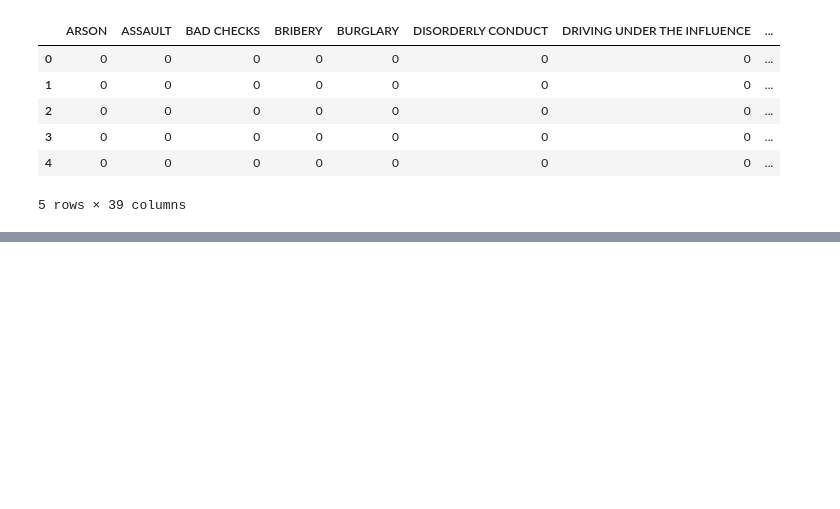
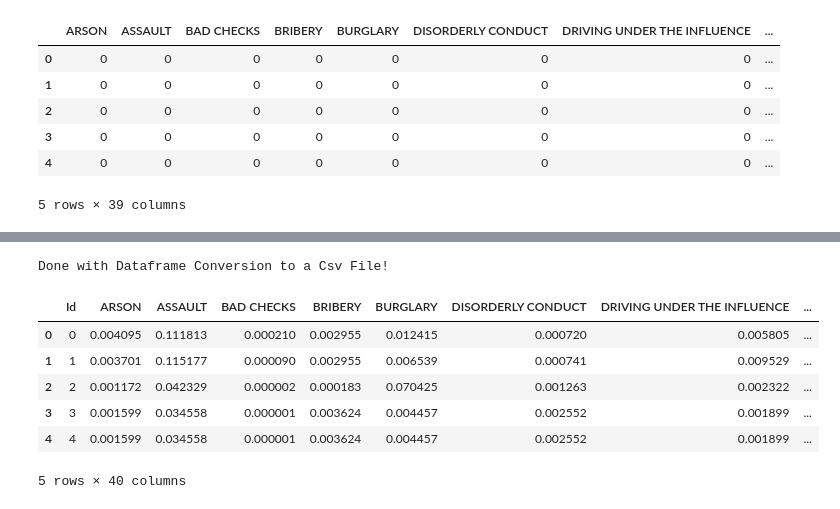
Before and after one commit to GregHacob/Kaggle-Competitions, a Jupyter notebook: San Francisco Crime Classification/2nd submission SF Crime.ipynb, the cells around one changed output, grey strips where cells are left out. Drawn from its saved outputs; the diff is of its cells as text; code cells hidden in the pictures; blank space fills up the shorter version.

```diff
--- a/San Francisco Crime Classification/2nd submission SF Crime.ipynb
+++ b/San Francisco Crime Classification/2nd submission SF Crime.ipynb
@@ -149,7 +173,7 @@ y_all.head()
 from sklearn.cross_validation import train_test_split
 from sklearn import metrics
 
-X_train, X_test, y_train, y_test = train_test_split(X_all, y_all,test_size=0.2)
+X_train, X_test, y_train, y_test = train_test_split(X_all, y_all,test_size=0.3)
 print "Done split!"
 
 print "Number of Training set: {}".format(len(X_train))
@@ -236,5 +260,19 @@ max(y_pred_class_test[5][:,1])
 # %%
 # convert to CSV
-submission = pd.DataFrame(y_pred_class_test[0], columns=target_cols)
-submission.to_csv('today submission.csv', index=False, header=True)
-print "done conversion"
+submission = pd.DataFrame(y_pred_class_test, columns=target_cols)
+#add Id column to the as the first column with datafarame index as its values.
+submission.insert(0, 'Id',  processed_crime_test_data.index, allow_duplicates=False)
+submission.to_csv('Submission.csv', index=False, header=True)
+print "Done with Dataframe Conversion to a Csv File!"
+# %% [output]
+Done with Dataframe Conversion to a Csv File!
+# %%
+submission.head()
+# %% [output]
+|  | Id | ARSON | ASSAULT | BAD CHECKS | BRIBERY | BURGLARY | DISORDERLY CONDUCT | DRIVING UNDER THE INFLUENCE | ... |
+| 0 | 0 | 0.004095 | 0.111813 | 0.000210 | 0.002955 | 0.012415 | 0.000720 | 0.005805 | ... |
+| 1 | 1 | 0.003701 | 0.115177 | 0.000090 | 0.002955 | 0.006539 | 0.000741 | 0.009529 | ... |
+| 2 | 2 | 0.001172 | 0.042329 | 0.000002 | 0.000183 | 0.070425 | 0.001263 | 0.002322 | ... |
+| 3 | 3 | 0.001599 | 0.034558 | 0.000001 | 0.003624 | 0.004457 | 0.002552 | 0.001899 | ... |
+| 4 | 4 | 0.001599 | 0.034558 | 0.000001 | 0.003624 | 0.004457 | 0.002552 | 0.001899 | ... |
+5 rows × 40 columns
```
Also changed, not shown: parts of 23 cells of this notebook.
